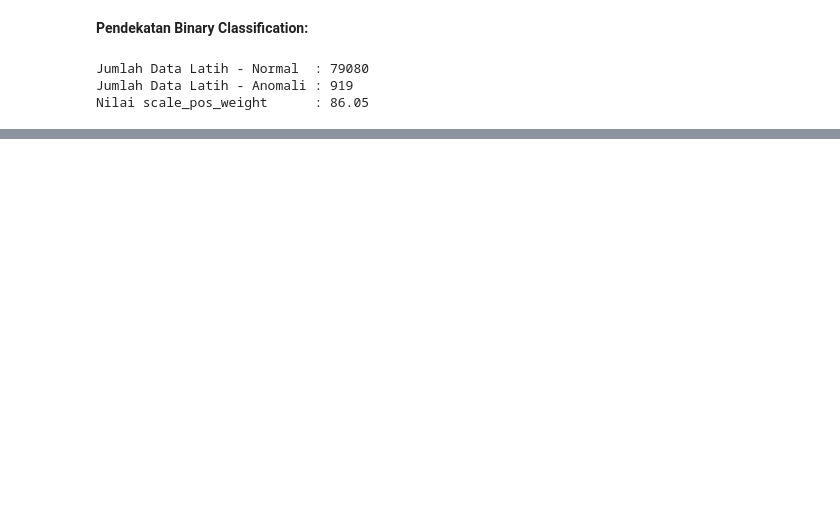
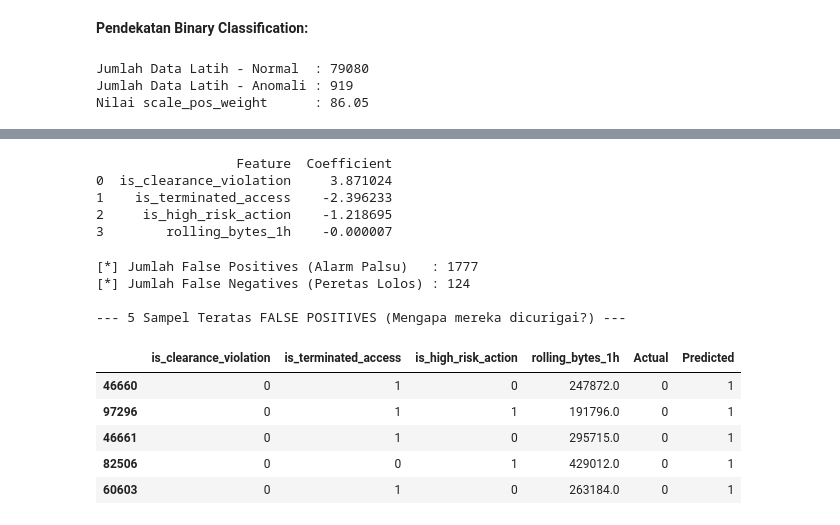
Before and after one commit to Elvin-Aurelio/UAS-Perancangan-Big-Data, a Jupyter notebook: jawaban.ipynb, the cells around one changed output, grey strips where cells are left out. Saved outputs shown, nothing was run; the diff lists cells and outputs as text; code cells hidden in the pictures; blank space fills up the shorter version.

```diff
--- a/jawaban.ipynb
+++ b/jawaban.ipynb
@@ -629,0 +583,45 @@ plt.show()
+# %%
+#menampilkan coefficients untuk model Logistic Regression
+coefficients = pd.DataFrame({
+    'Feature': X_train.columns,
+    'Coefficient': lr_model.coef_[0]
+})
+
+print(coefficients.sort_values(by='Coefficient', key=abs, ascending=False))
+# %% [output]
+                  Feature  Coefficient
+0  is_clearance_violation     3.871024
+1    is_terminated_access    -2.396233
+2     is_high_risk_action    -1.218695
+3        rolling_bytes_1h    -0.000007
+# %%
+# 1. Gabungkan X_test, aktual, dan prediksi ke dalam satu DataFrame untuk analisis
+df_error_analysis = X_test.copy()
+df_error_analysis['Actual'] = y_test_bin
+df_error_analysis['Predicted'] = y_pred_bin
+
+# 2. Filter kondisi False Positive (Normal dituduh Anomali)
+# Ini adalah biang kerok Precision Anda yang hancur
+false_positives = df_error_analysis[(df_error_analysis['Actual'] == 0) & (df_error_analysis['Predicted'] == 1)]
+
+# 3. Filter kondisi False Negative (Anomali ditebak Normal)
+# Ini adalah biang kerok Recall Anda drop di model Biner
+false_negatives = df_error_analysis[(df_error_analysis['Actual'] == 1) & (df_error_analysis['Predicted'] == 0)]
+
+print(f"[*] Jumlah False Positives (Alarm Palsu)   : {len(false_positives)}")
+print(f"[*] Jumlah False Negatives (Peretas Lolos) : {len(false_negatives)}")
+
+# Tampilkan 5 sampel teratas dari False Positives untuk kita pelajari
+print("\n--- 5 Sampel Teratas FALSE POSITIVES (Mengapa mereka dicurigai?) ---")
+display(false_positives.head())
+# %% [output]
+[*] Jumlah False Positives (Alarm Palsu)   : 1777
+[*] Jumlah False Negatives (Peretas Lolos) : 124
+
+--- 5 Sampel Teratas FALSE POSITIVES (Mengapa mereka dicurigai?) ---
+|  | is_clearance_violation | is_terminated_access | is_high_risk_action | rolling_bytes_1h | Actual | Predicted |
+| 46660 | 0 | 1 | 0 | 247872.0 | 0 | 1 |
+| 97296 | 0 | 1 | 1 | 191796.0 | 0 | 1 |
+| 46661 | 0 | 1 | 0 | 295715.0 | 0 | 1 |
+| 82506 | 0 | 0 | 1 | 429012.0 | 0 | 1 |
+| 60603 | 0 | 1 | 0 | 263184.0 | 0 | 1 |
```
Also changed, not shown: parts of 14 cells of this notebook.
